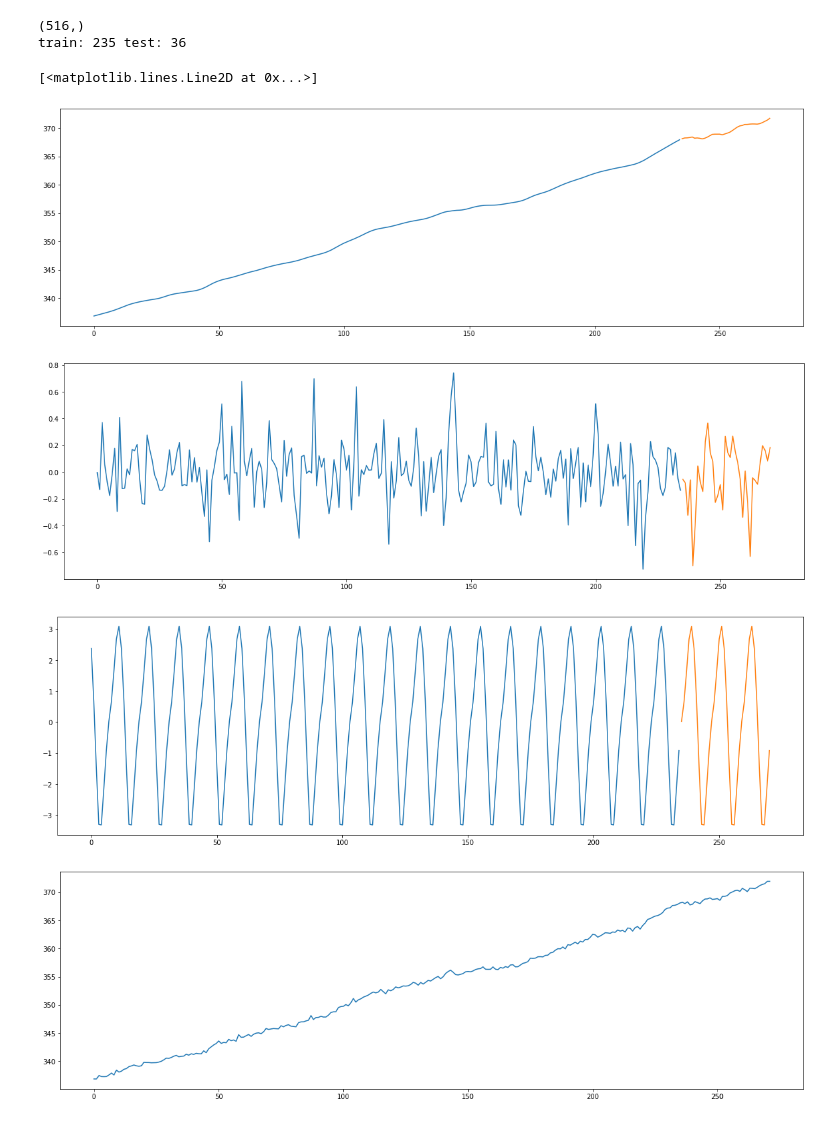
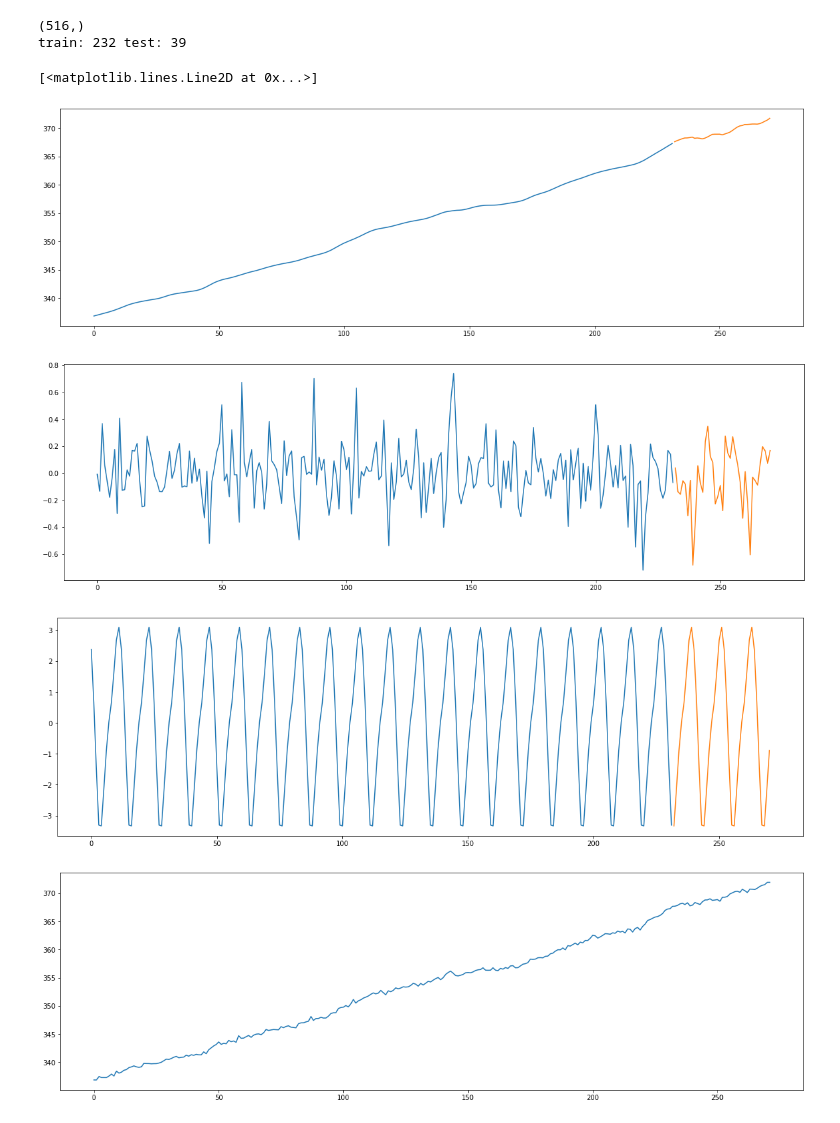
Before and after one commit to veager/VeNote-Machine-Learning, a Jupyter notebook: Time Series Decomposition/Periodic-Trend-Decomposition/Example.ipynb, the cells around one changed output. Cells and saved outputs as stored; diff of their text form; code cells hidden in the pictures.

```diff
--- a/Time Series Decomposition/Periodic-Trend-Decomposition/Example.ipynb
+++ b/Time Series Decomposition/Periodic-Trend-Decomposition/Example.ipynb
@@ -13,37 +13,37 @@ data = co2.load(True).data
 data = data.resample('M').mean().ffill()
 data = data.values.flatten()[10:]
 print(data.shape)
 
 
-train = data[12*20+5:-12*3]
-test  = data[-12*3:]
+train = data[12*20+5:-12*3-3]
+test  = data[-12*3-3:]
 
 print('train:', train.shape[0], 'test:', test.shape[0])
 
 ptd = PeriodicTrendDecomposition(period_length=12, k1=12, k2=12, k3=12, n_inner=5, n_outer=5, season_norm=True, robust=True)
 t1, p1, r1 = ptd.decompose(list(train))
 t2, p2, r2 = ptd.outofsampelDecompose(test)
 
 plt.figure('trend', figsize=(20, 6))
 plt.plot(range(len(t1)), t1)
 plt.plot(range(len(t1), len(t1)+len(t2)), t2)
 # plt.plot(periodic)
 
 plt.figure('remainder', figsize=(20, 6))
 plt.plot(range(len(t1)), r1)
 plt.plot(range(len(t1), len(t1)+len(t2)), r2)
 
 plt.figure('periodic', figsize=(20, 6))
-plt.scat(range(len(t1)), p1)
+plt.plot(range(len(t1)), p1)
 plt.plot(range(len(t1), len(t1)+len(t2)), p2)
 
 plt.figure('S_t_deason', figsize=(20, 6))
 plt.plot(ptd.S_t_deseason)
 # %% [output]
 (516,)
-train: 235 test: 36
+train: 232 test: 39
 [<matplotlib.lines.Line2D at 0x...>]
 [figure]
-[figure, old version]
+[figure, new version]
-[figure, old version]
+[figure, new version]
 [figure]
```
